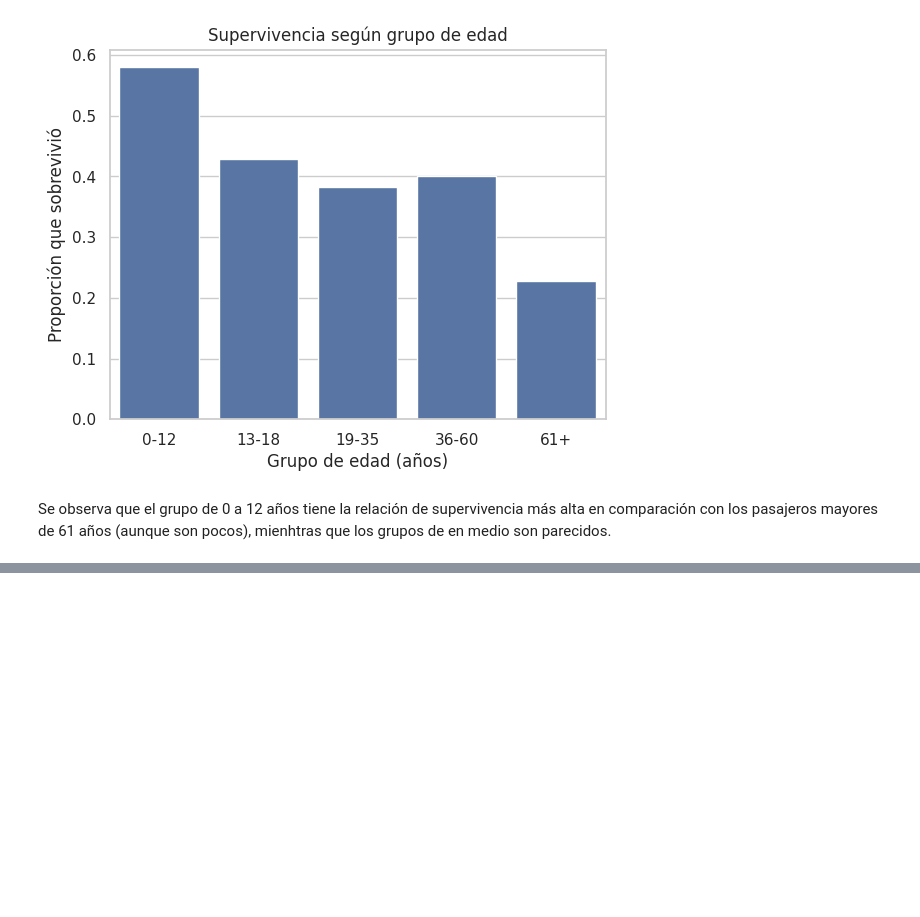
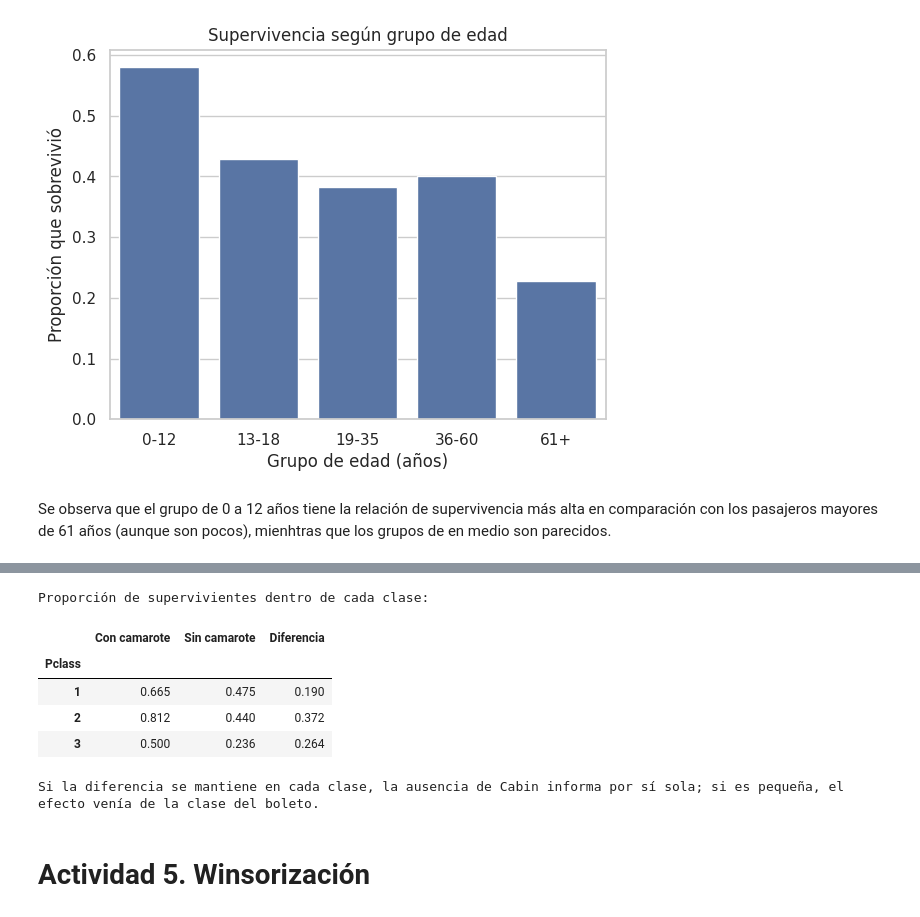
Before and after one commit to FabsRobles/Practica2-IA, a Jupyter notebook: notebook/Titanic_EDA.ipynb, the cells around one changed output, grey strips where cells are left out. Cells and saved outputs as stored; diff of their text form; code cells hidden in the pictures; blank space fills up the shorter version.

```diff
--- a/notebook/Titanic_EDA.ipynb
+++ b/notebook/Titanic_EDA.ipynb
@@ -607,0 +678,18 @@ Se observa que el grupo de 0 a 12 años tiene la relación de supervivencia más
+# %%
+tabla_cabin = df.groupby(["Pclass", df["Cabin"].isna()])["Survived"].mean().unstack().round(3)
+tabla_cabin.columns = ["Con camarote", "Sin camarote"]
+tabla_cabin["Diferencia"] = (tabla_cabin["Con camarote"] - tabla_cabin["Sin camarote"]).round(3)
+print("Proporción de supervivientes dentro de cada clase:")
+display(tabla_cabin)
+print("Si la diferencia se mantiene en cada clase, la ausencia de Cabin informa por sí sola; "
+      "si es pequeña, el efecto venía de la clase del boleto.")
+# %% [output]
+Proporción de supervivientes dentro de cada clase:
+|  | Con camarote | Sin camarote | Diferencia |
+| Pclass |  |  |  |
+| 1 | 0.665 | 0.475 | 0.190 |
+| 2 | 0.812 | 0.440 | 0.372 |
+| 3 | 0.500 | 0.236 | 0.264 |
+Si la diferencia se mantiene en cada clase, la ausencia de Cabin informa por sí sola; si es pequeña, el efecto venía de la clase del boleto.
+# %% [markdown]
+# Actividad 5. Winsorización
```
Also changed, not shown: parts of 14 cells of this notebook.
